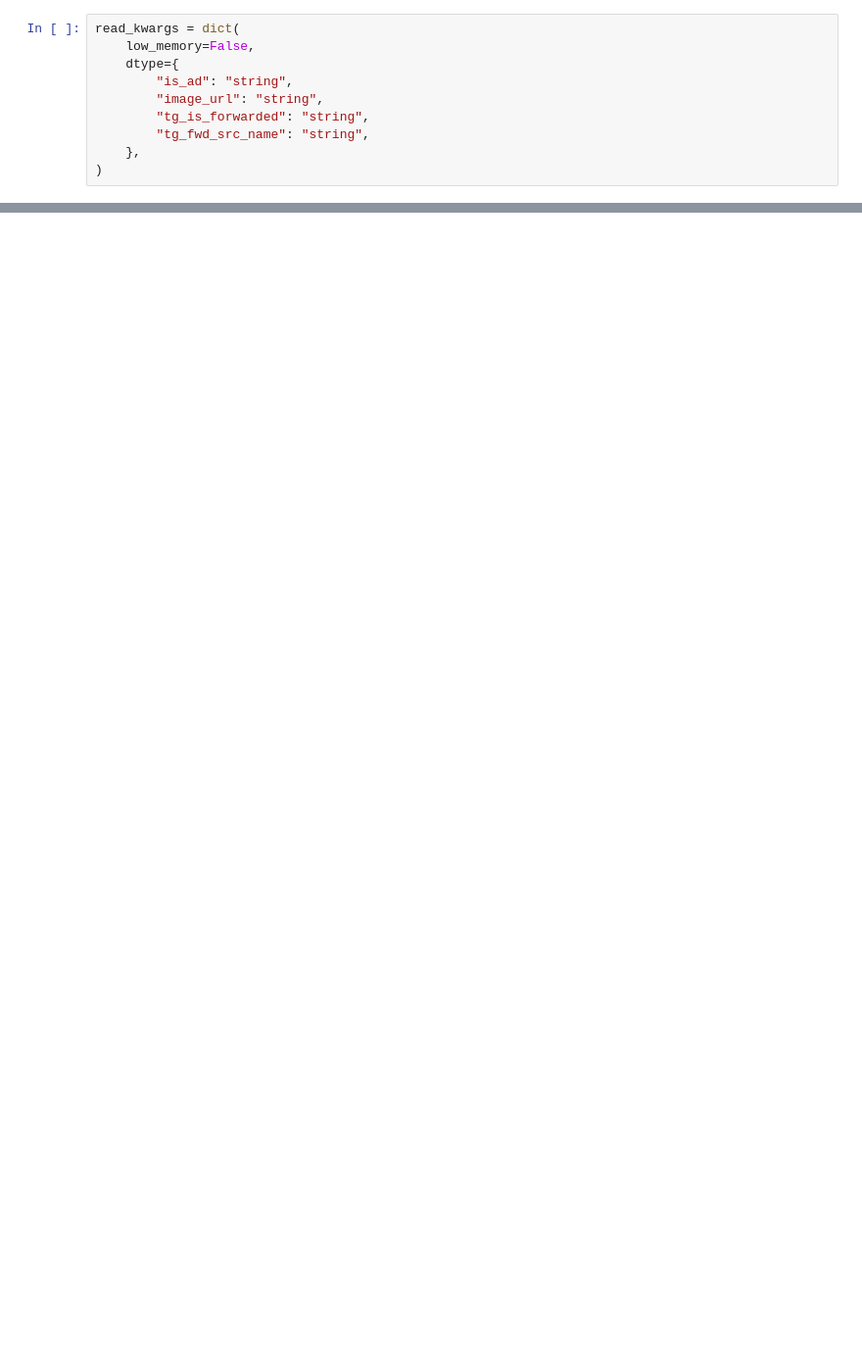
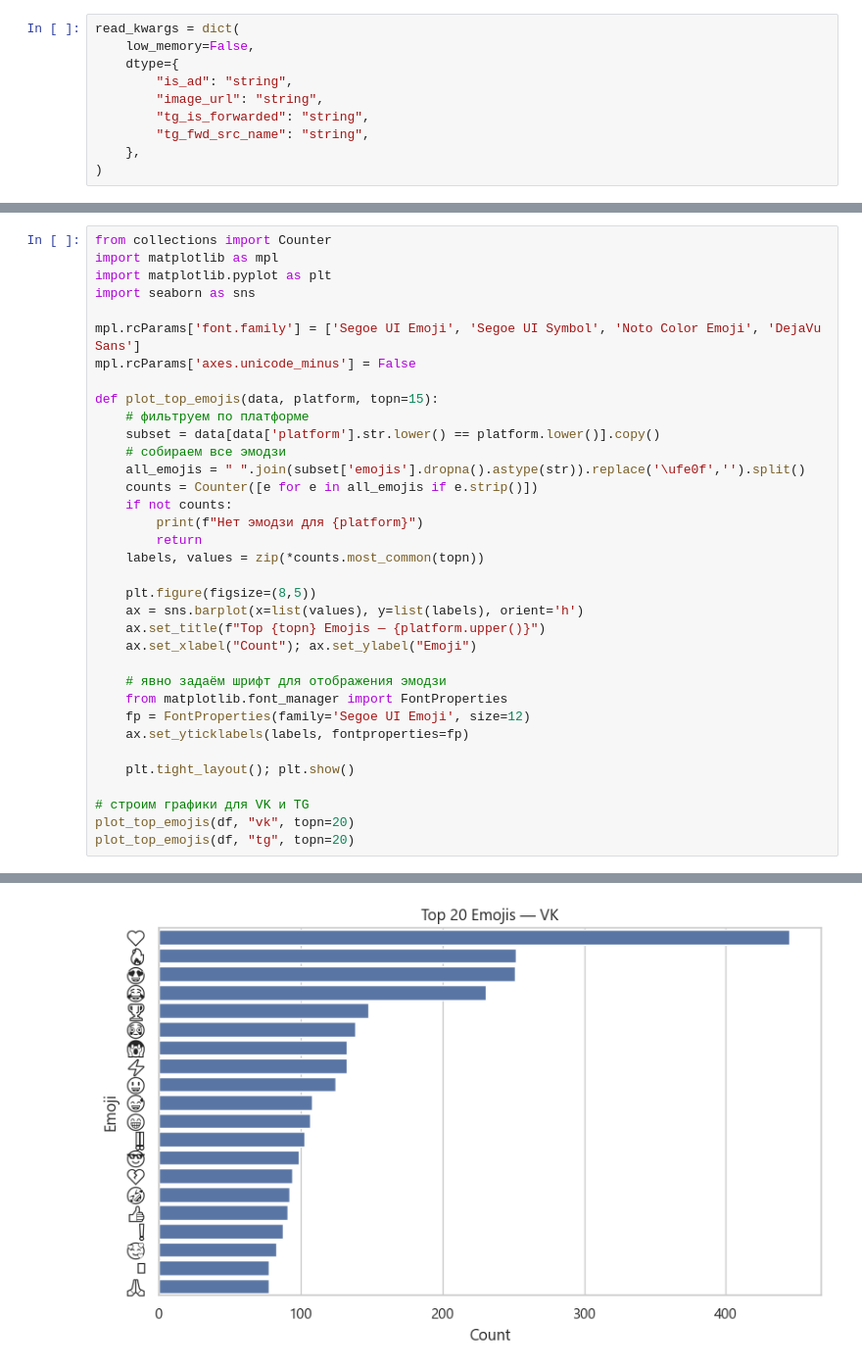
Before and after one commit to CatPawsCoder/viral_posts_detection, a Jupyter notebook: preprocessing/eda.ipynb, the cells around one changed output, grey strips where cells are left out. Shown at 98% size. Cells and saved outputs as stored; diff of their text form; blank space fills up the shorter version.

Commit message:
replace wrong eda

```diff
--- a/preprocessing/eda.ipynb
+++ b/preprocessing/eda.ipynb
@@ -683,0 +128,36 @@ KeyboardInterrupt:
+# %%
+from collections import Counter
+import matplotlib as mpl
+import matplotlib.pyplot as plt
+import seaborn as sns
+
+mpl.rcParams['font.family'] = ['Segoe UI Emoji', 'Segoe UI Symbol', 'Noto Color Emoji', 'DejaVu Sans']
+mpl.rcParams['axes.unicode_minus'] = False
+
+def plot_top_emojis(data, platform, topn=15):
+    # фильтруем по платформе
+    subset = data[data['platform'].str.lower() == platform.lower()].copy()
+    # собираем все эмодзи
+    all_emojis = " ".join(subset['emojis'].dropna().astype(str)).replace('\ufe0f','').split()
+    counts = Counter([e for e in all_emojis if e.strip()])
+    if not counts:
+        print(f"Нет эмодзи для {platform}")
+        return
+    labels, values = zip(*counts.most_common(topn))
+
+    plt.figure(figsize=(8,5))
+    ax = sns.barplot(x=list(values), y=list(labels), orient='h')
+    ax.set_title(f"Top {topn} Emojis — {platform.upper()}")
+    ax.set_xlabel("Count"); ax.set_ylabel("Emoji")
+
+    # явно задаём шрифт для отображения эмодзи
+    from matplotlib.font_manager import FontProperties
+    fp = FontProperties(family='Segoe UI Emoji', size=12)
+    ax.set_yticklabels(labels, fontproperties=fp)
+
+    plt.tight_layout(); plt.show()
+
+# строим графики для VK и TG
+plot_top_emojis(df, "vk", topn=20)
+plot_top_emojis(df, "tg", topn=20)
+# %% [output]
@@ -683,0 +181 @@ KeyboardInterrupt:
+[figure, added]
```
Also changed, not shown: parts of 70 cells of this notebook.
